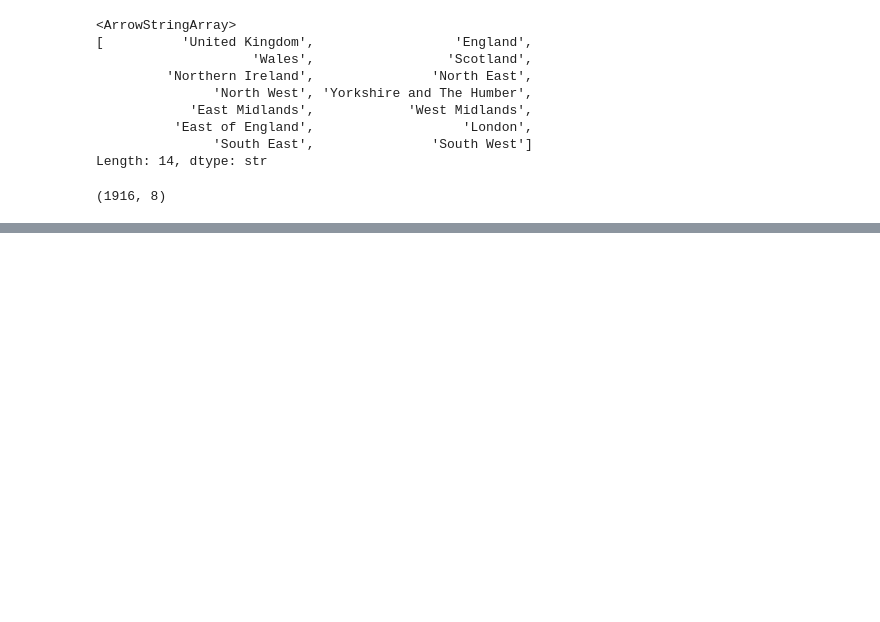
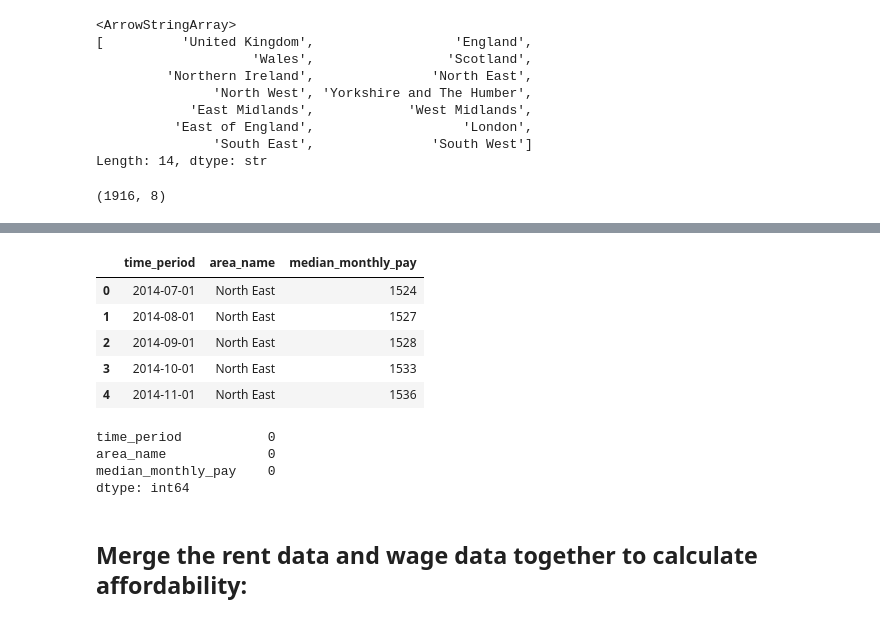
Before and after one commit to Puffinscatz/uk-affordability-analysis, a Jupyter notebook: notebooks/02_data_cleaning.ipynb, the cells around one changed output, grey strips where cells are left out. Drawn from its saved outputs; the diff is of its cells as text; code cells hidden in the pictures; blank space fills up the shorter version.

```diff
--- a/notebooks/02_data_cleaning.ipynb
+++ b/notebooks/02_data_cleaning.ipynb
@@ -251,0 +293,17 @@ rent_regions.to_csv(
+# %%
+wage_clean = wage_clean.rename(columns={
+    "Date": "time_period"
+})
+# %%
+# Convert time variable to datetime
+
+wage_clean["time_period"] = pd.to_datetime(wage_clean["time_period"])
+# %%
+wage_clean.head()
+# %% [output]
+|  | time_period | area_name | median_monthly_pay |
+| 0 | 2014-07-01 | North East | 1524 |
+| 1 | 2014-08-01 | North East | 1527 |
+| 2 | 2014-09-01 | North East | 1528 |
+| 3 | 2014-10-01 | North East | 1533 |
+| 4 | 2014-11-01 | North East | 1536 |
@@ -251,0 +317,7 @@ rent_regions.to_csv(
+# %%
+wage_clean.isnull().sum()
+# %% [output]
+time_period           0
+area_name             0
+median_monthly_pay    0
+dtype: int64
@@ -251,0 +331,2 @@ rent_regions.to_csv(
+# %% [markdown]
+## Merge the rent data and wage data together to calculate affordability:
```
Also changed, not shown: parts of 17 cells of this notebook, 3 other files.
